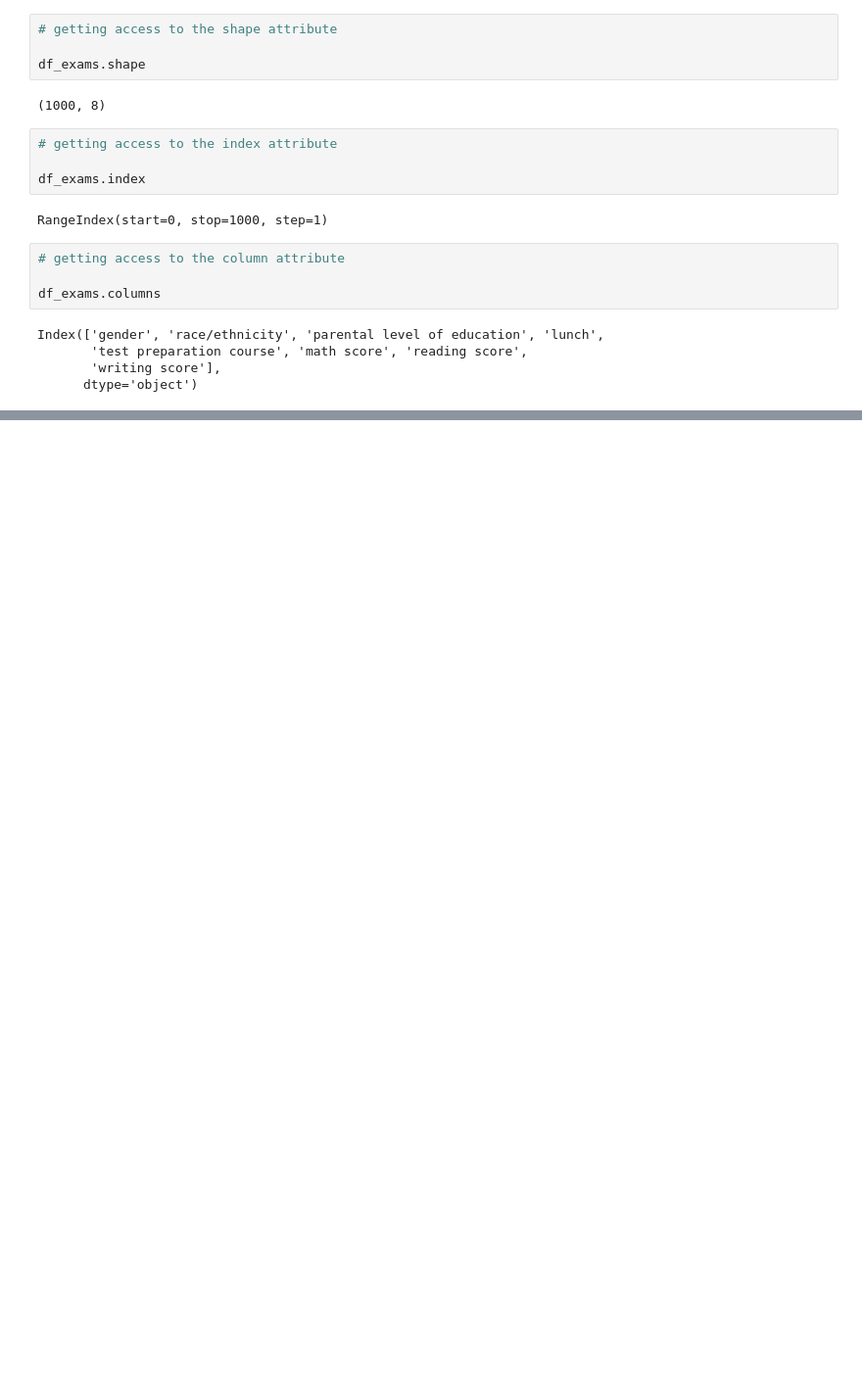
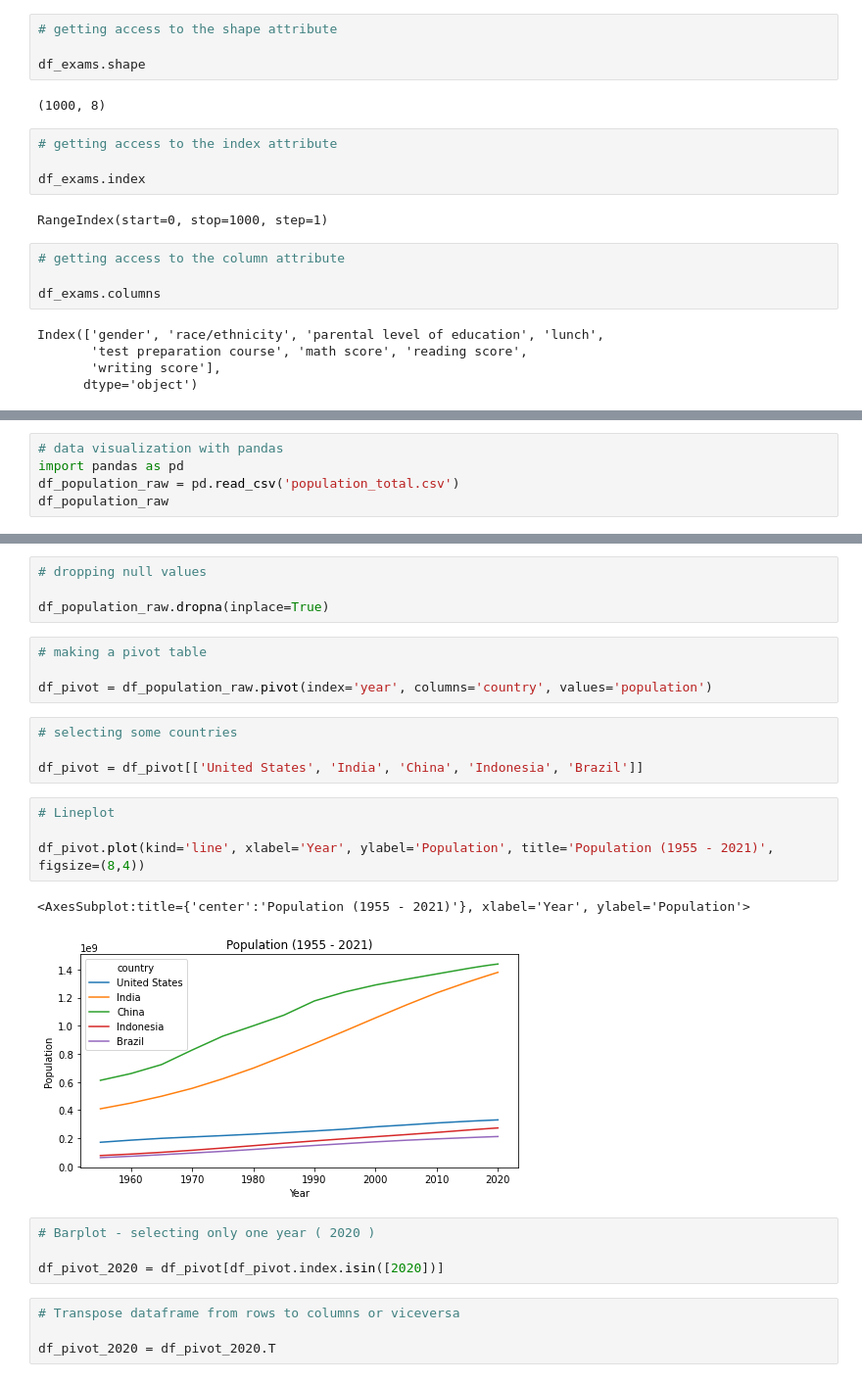
Before and after one commit to TheCoderGuru/Full-Stack-Development, a Jupyter notebook: Example.ipynb, the cells around one changed output, grey strips where cells are left out. Shown at 98% size. Drawn from its saved outputs; the diff is of its cells as text; blank space fills up the shorter version.

```diff
--- a/Example.ipynb
+++ b/Example.ipynb
@@ -483,0 +1094,5 @@ df_exams.dtypes
+# %%
+# data visualization with pandas
+import pandas as pd
+df_population_raw = pd.read_csv('population_total.csv')
+df_population_raw
@@ -483,0 +1113,27 @@ df_exams.dtypes
+# %%
+# dropping null values
+
+df_population_raw.dropna(inplace=True)
+# %%
+# making a pivot table
+
+df_pivot = df_population_raw.pivot(index='year', columns='country', values='population')
+# %%
+# selecting some countries
+
+df_pivot = df_pivot[['United States', 'India', 'China', 'Indonesia', 'Brazil']]
+# %%
+# Lineplot
+
+df_pivot.plot(kind='line', xlabel='Year', ylabel='Population', title='Population (1955 - 2021)', figsize=(8,4))
+# %% [output]
+<AxesSubplot:title={'center':'Population (1955 - 2021)'}, xlabel='Year', ylabel='Population'>
+[figure, added]
+# %%
+# Barplot - selecting only one year ( 2020 )
+
+df_pivot_2020 = df_pivot[df_pivot.index.isin([2020])]
+# %%
+# Transpose dataframe from rows to columns or viceversa
+
+df_pivot_2020 = df_pivot_2020.T
```
Also changed, not shown: parts of 54 cells of this notebook.
